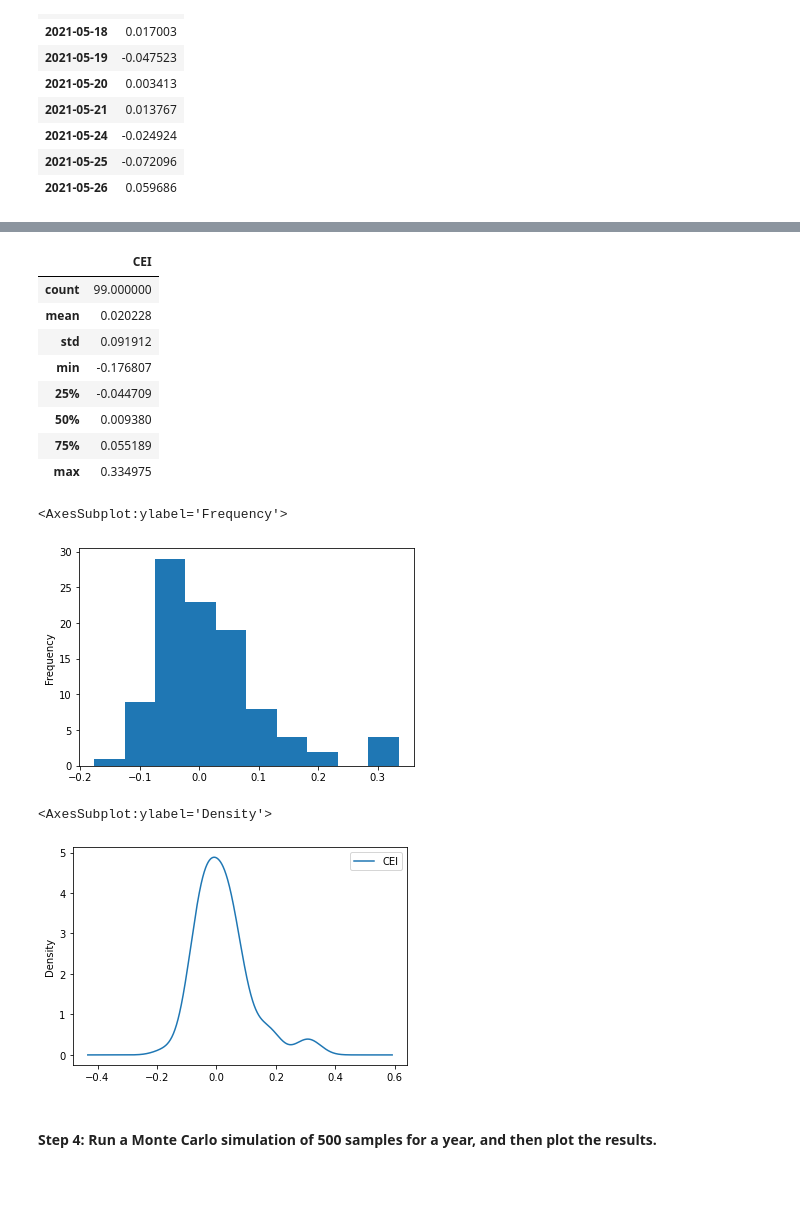
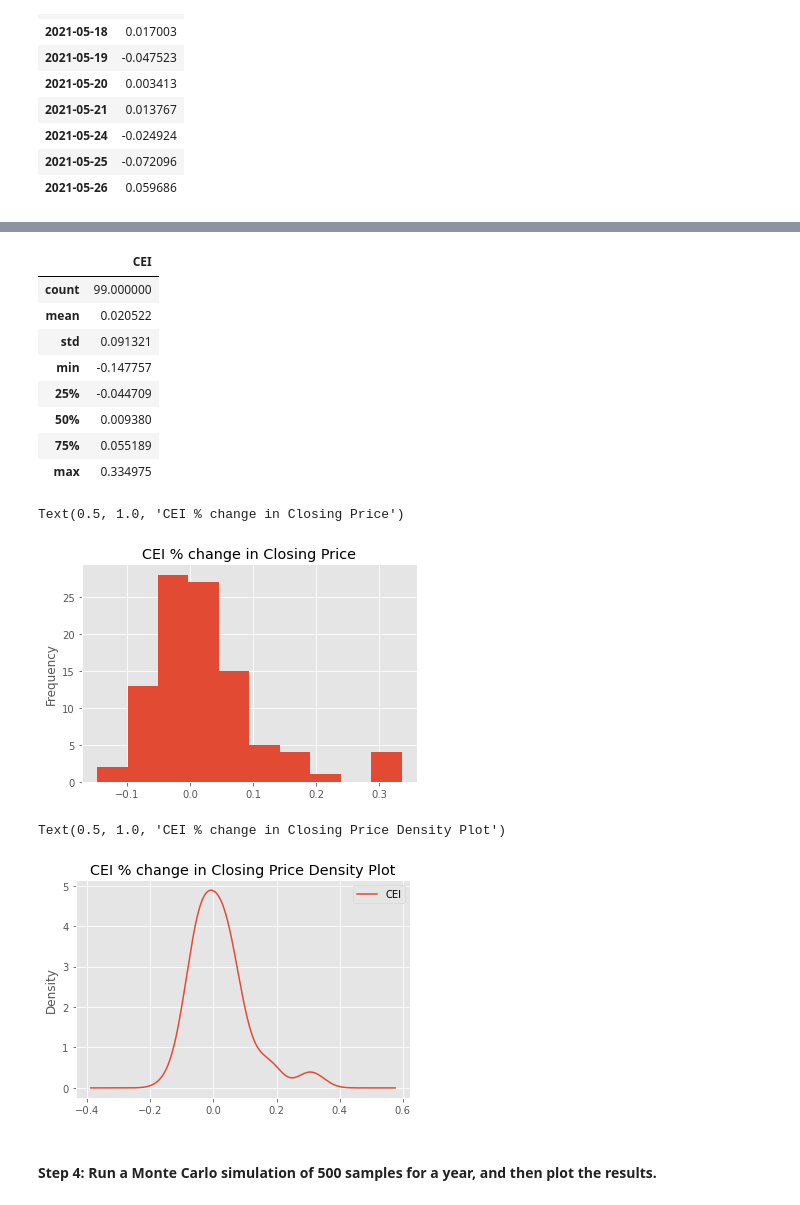
Before and after one commit to douglasg-fintec/Project-2, a Jupyter notebook: Analytic Files/api_request.ipynb, the cells around one changed output, grey strips where cells are left out. Drawn from its saved outputs; the diff is of its cells as text; code cells hidden in the pictures.

Commit message:
Change graph style

```diff
--- a/Analytic Files/api_request.ipynb
+++ b/Analytic Files/api_request.ipynb
@@ -56,7 +57,7 @@ timeframe = "1D"
 
 # Format current date as ISO format
 # Set both the start and end date at the date of your prior weekday
-start = pd.Timestamp("2011-10-1", tz="America/New_York").isoformat()
+start = pd.Timestamp("2021-05-12", tz="America/New_York").isoformat()
 end = pd.Timestamp("2021-10-1", tz="America/New_York").isoformat()
 # %% [markdown]
 #### Step 4: Get the current closing prices for `CEI` by using the Alpaca `get_barset` function. Format the response as a Pandas DataFrame by including the `df` property at the end of the `get_barset` function.
@@ -117,3 +118,10 @@ df_daily_returns.head(10)
 | 2021-05-24 | -0.024924 |
 | 2021-05-25 | -0.072096 |
 | 2021-05-26 | 0.059686 |
+# %%
+# Plot the CEI stock closing price
+matplotlib.style.use('ggplot')
+df_closing_prices["CEI"].plot()
+plt.xlabel("Date")
+plt.ylabel("Closing Price")
+plt.title("CEI Daily Closing Price")
@@ -123,25 +134,29 @@ df_daily_returns.describe()
 # %% [output]
 |  | CEI |
 | count | 99.000000 |
-| mean | 0.020228 |
-| std | 0.091912 |
-| min | -0.176807 |
+| mean | 0.020522 |
+| std | 0.091321 |
+| min | -0.147757 |
 | 25% | -0.044709 |
 | 50% | 0.009380 |
 | 75% | 0.055189 |
 | max | 0.334975 |
 # %%
 # Visualize distribution of IBM percent change in closing price using a histogram plot
+matplotlib.style.use('ggplot')
 df_daily_returns["CEI"].plot.hist()
+plt.title("CEI % change in Closing Price")
 # %% [output]
-<AxesSubplot:ylabel='Frequency'>
+Text(0.5, 1.0, 'CEI % change in Closing Price')
-[figure, old version]
+[figure, new version]
 # %%
-# Visualize the distribution of percent change in closing price for both stocks using a density plot
+# Visualize the distribution of percent change in closing price using a density plot
+matplotlib.style.use('ggplot')
 df_daily_returns.plot.density()
+plt.title("CEI % change in Closing Price Density Plot")
 # %% [output]
-<AxesSubplot:ylabel='Density'>
+Text(0.5, 1.0, 'CEI % change in Closing Price Density Plot')
-[figure, old version]
+[figure, new version]
 # %% [markdown]
 #### Step 4: Run a Monte Carlo simulation of 500 samples for a year, and then plot the results.
 # %%
```
Also changed, not shown: parts of 9 cells of this notebook.
